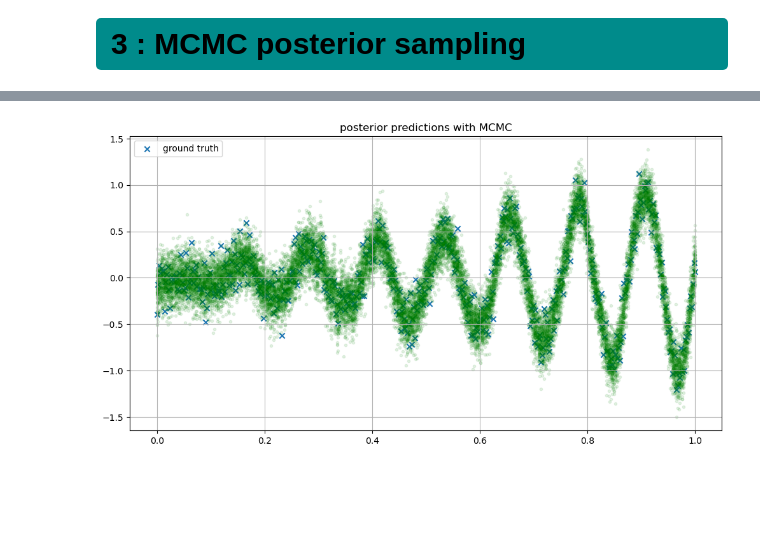
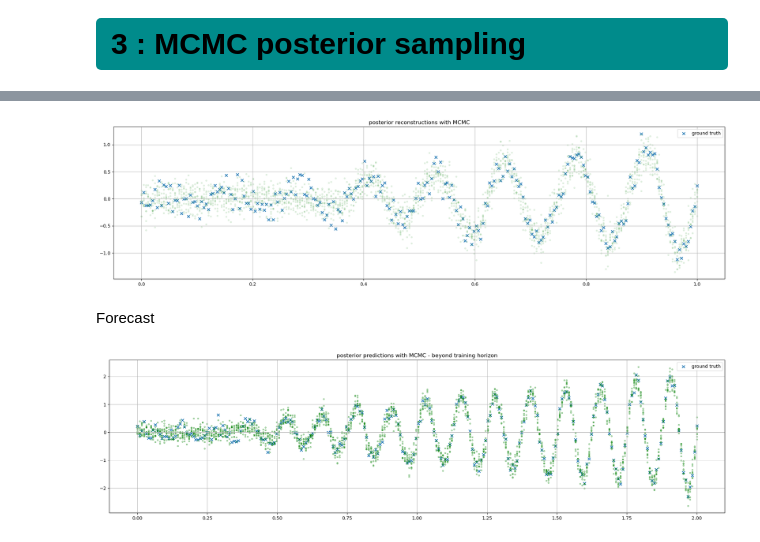
Before and after one commit to BenjaminDeporte/Stochastic_modeling, a Jupyter notebook: TOY_Pyro_BNN_regression.ipynb, the cells around one changed output, grey strips where cells are left out. Drawn from its saved outputs; the diff is of its cells as text; code cells hidden in the pictures; blank space fills up the shorter version.

```diff
--- a/TOY_Pyro_BNN_regression.ipynb
+++ b/TOY_Pyro_BNN_regression.ipynb
@@ -330,7 +365,7 @@ plt.show()
 # here, we want to draw samples from the trained model on known X's
 import pyro.poutine as poutine
 
-N_SAMPLES = 100
+N_SAMPLES = 1000
 N_POINTS = X.shape[0]
 
 # place holder for predictions.
@@ -362,10 +397,10 @@ Finished sampling 100 predictive vectors.
 # %%
-fig, ax = plt.subplots(figsize=(12,6))
+fig, ax = plt.subplots(figsize=(24,6))
 
 ax.scatter(X.detach().cpu(),y.detach().cpu(), marker='x', label='ground truth')
 ax.grid()
 ax.legend()
-ax.set_title(f'posterior predictions with SVI')
+ax.set_title(f'posterior reconstructions with SVI')
 for s in range(N_SAMPLES):
     ax.scatter(X.cpu(), y_preds[:,s].detach().cpu(), alpha=0.01, color='green', marker='.')
 plt.show()
@@ -373,0 +441,10 @@ plt.show()
+# %%
+fig, ax = plt.subplots(figsize=(24,6))
+
+ax.scatter(X_new.detach().cpu(),y_new.detach().cpu(), marker='x', label='ground truth')
+ax.grid()
+ax.legend()
+ax.set_title(f'posterior predictions with SVI - beyond training horizon')
+for s in range(N_SAMPLES):
+    ax.scatter(X_new.cpu(), y_preds_new[:,s].detach().cpu(), alpha=0.01, color='green', marker='.')
+plt.show()
@@ -387,8 +466,8 @@ nuts_kernel = NUTS(
 # %%
 # STEP 2 : define a MCMC sampler with the above kernel
 # does NOT use the model. This is merely the executor of the MCMCKernel
-N_MCMC_SAMPLES = 50
-N_BURNIN = 100
+N_MCMC_SAMPLES = 10
+N_BURNIN = 30
 
 MCMC_runner = MCMC(
     kernel=nuts_kernel,
@@ -447,14 +527,16 @@ preds = predictive(X)
 # The 'observations' key holds the predictive samples
 y_mcmc_samples = preds['observations'] # Shape will be (num_samples, len(X))
 # %%
-fig, ax = plt.subplots(figsize=(12,6))
+fig, ax = plt.subplots(figsize=(24,6))
 
 ax.scatter(X.detach().cpu(),y.detach().cpu(), marker='x', label='ground truth')
 ax.grid()
 ax.legend()
-ax.set_title(f'posterior predictions with MCMC')
+ax.set_title(f'posterior reconstructions with MCMC')
 for s in range(N_MCMC_SAMPLES):
-    ax.scatter(X.cpu(), y_mcmc_samples[s,:].detach().cpu(), alpha=0.1, color='green', marker='.')
+    ax.scatter(X.cpu(), y_mcmc_samples[s,:].detach().cpu(), alpha=0.3, color='green', marker='.')
 plt.show()
 # %% [output]
-[figure, old version]
+[figure, new version]
+# %% [markdown]
+Forecast
@@ -460,0 +575,12 @@ plt.show()
+# %%
+fig, ax = plt.subplots(figsize=(24,6))
+
+ax.scatter(X_new.detach().cpu(),y_new.detach().cpu(), marker='x', label='ground truth')
+ax.grid()
+ax.legend()
+ax.set_title(f'posterior predictions with MCMC - beyond training horizon')
+for s in range(N_MCMC_SAMPLES):
+    ax.scatter(X_new.cpu(), y_mcmc_samples_new[s,:].detach().cpu(), alpha=0.3, color='green', marker='.')
+plt.show()
+# %% [output]
+[figure, added]
```
Also changed, not shown: parts of 20 cells of this notebook, 2 other files.
